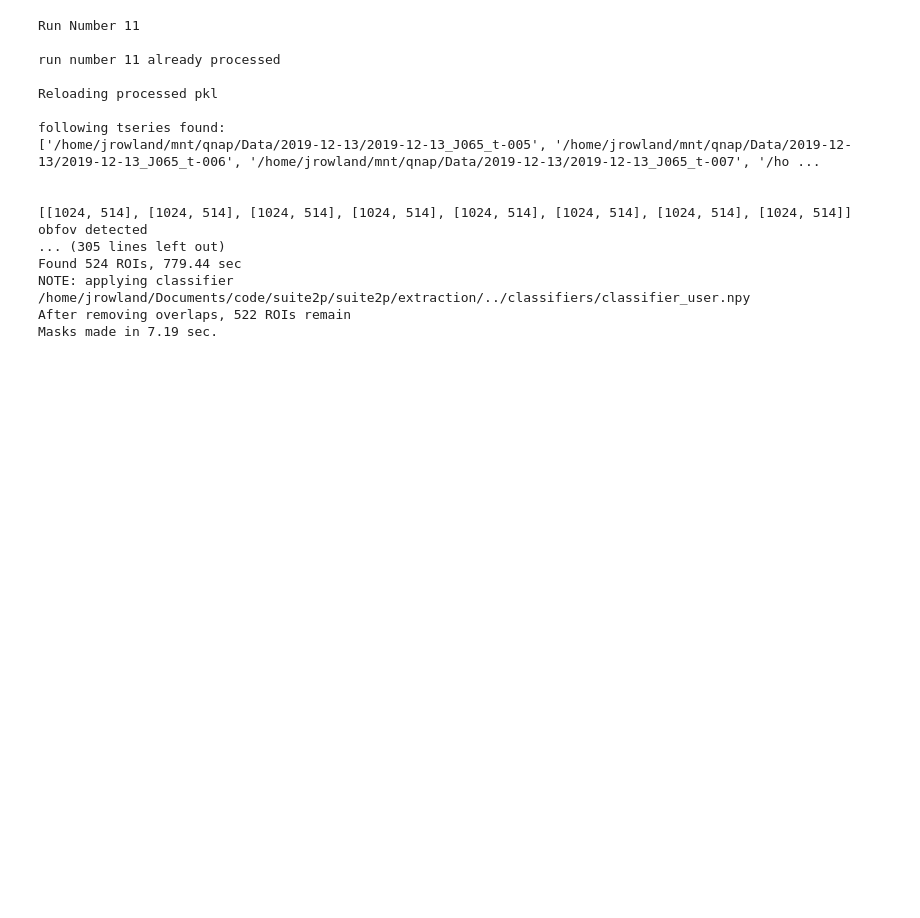
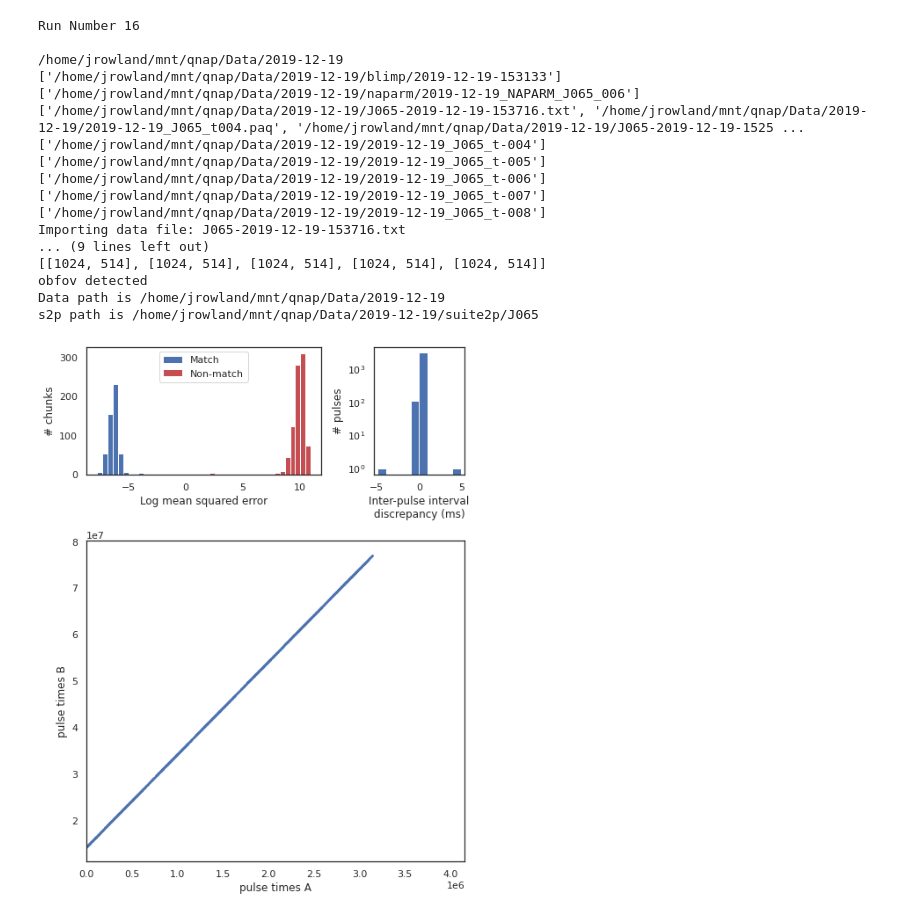
Before and after one commit to Packer-Lab/Vape, a Jupyter notebook: jupyter/preprocessing/cacher_J063+4+5.ipynb, the cells around one changed output. Drawn from its saved outputs; the diff is of its cells as text; code cells hidden in the pictures; blank space fills up the shorter version.

```diff
--- a/jupyter/preprocessing/cacher_J063+4+5.ipynb
+++ b/jupyter/preprocessing/cacher_J063+4+5.ipynb
@@ -16,33 +17,35 @@ pkl_path
 # %%
 mouse_id = 'J065'
 # 10 looks bad and deconv failed
 # have switched off spks deconv to see if any of these sessions are usable
 run_numbers = [11,12,13,14,15]
+run_numbers = [16]
 
 for run_number in run_numbers:
 
     cprint('\n\nRun Number {}\n'.format(run_number), attrs=['bold'])
 
     cacher.main(mouse_id, run_number, pkl_path,
-                reprocess=False, reload=True, do_s2p=True, do_flu_preprocess=False)
+                reprocess=True, reload=True, do_s2p=False, do_flu_preprocess=False)
 # %% [output]
-Run Number 11
+Run Number 16
 
-run number 11 already processed
-
-Reloading processed pkl
-
-following tseries found:
-['/home/jrowland/mnt/qnap/Data/2019-12-13/2019-12-13_J065_t-005', '/home/jrowland/mnt/qnap/Data/2019-12-13/2019-12-13_J065_t-006', '/home/jrowland/mnt/qnap/Data/2019-12-13/2019-12-13_J065_t-007', '/ho ...
-
-
-[[1024, 514], [1024, 514], [1024, 514], [1024, 514], [1024, 514], [1024, 514], [1024, 514], [1024, 514]]
+/home/jrowland/mnt/qnap/Data/2019-12-19
+['/home/jrowland/mnt/qnap/Data/2019-12-19/blimp/2019-12-19-153133']
+['/home/jrowland/mnt/qnap/Data/2019-12-19/naparm/2019-12-19_NAPARM_J065_006']
+['/home/jrowland/mnt/qnap/Data/2019-12-19/J065-2019-12-19-153716.txt', '/home/jrowland/mnt/qnap/Data/2019-12-19/2019-12-19_J065_t004.paq', '/home/jrowland/mnt/qnap/Data/2019-12-19/J065-2019-12-19-1525 ...
+['/home/jrowland/mnt/qnap/Data/2019-12-19/2019-12-19_J065_t-004']
+['/home/jrowland/mnt/qnap/Data/2019-12-19/2019-12-19_J065_t-005']
+['/home/jrowland/mnt/qnap/Data/2019-12-19/2019-12-19_J065_t-006']
+['/home/jrowland/mnt/qnap/Data/2019-12-19/2019-12-19_J065_t-007']
+['/home/jrowland/mnt/qnap/Data/2019-12-19/2019-12-19_J065_t-008']
+Importing data file: J065-2019-12-19-153716.txt
+... (9 lines left out)
+[[1024, 514], [1024, 514], [1024, 514], [1024, 514], [1024, 514]]
 obfov detected
-... (305 lines left out)
-Found 524 ROIs, 779.44 sec
-NOTE: applying classifier /home/jrowland/Documents/code/suite2p/suite2p/extraction/../classifiers/classifier_user.npy
-After removing overlaps, 522 ROIs remain
-Masks made in 7.19 sec.
+Data path is /home/jrowland/mnt/qnap/Data/2019-12-19
+s2p path is /home/jrowland/mnt/qnap/Data/2019-12-19/suite2p/J065
+[figure, added]
 # %%
 mouse_id = 'J064'
 run_numbers = [12,13,14,15]
```
Also changed, not shown: parts of 9 cells of this notebook, 6 other files.
